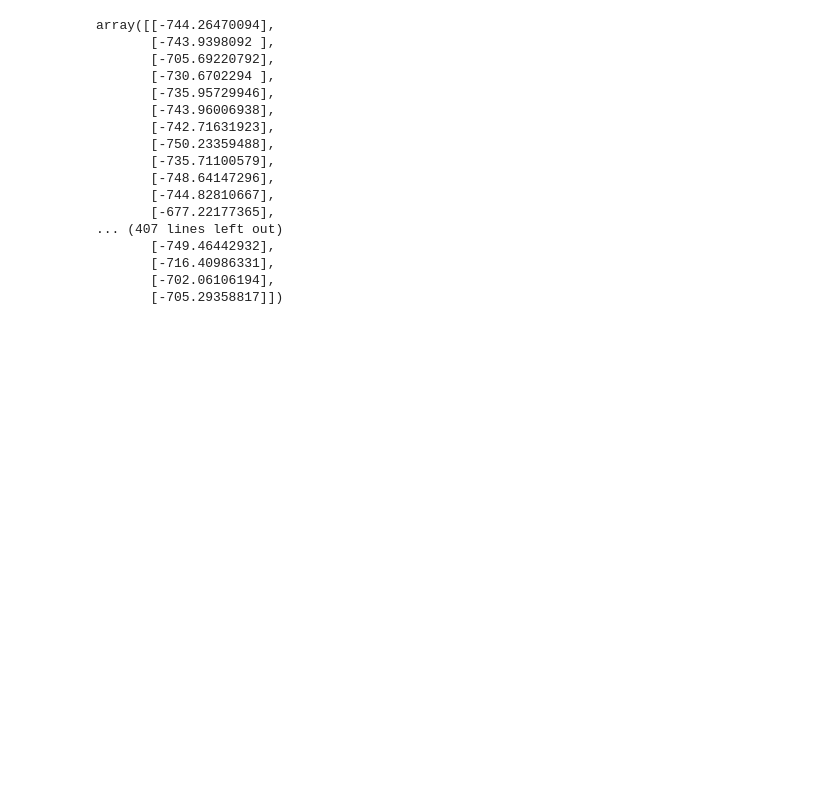
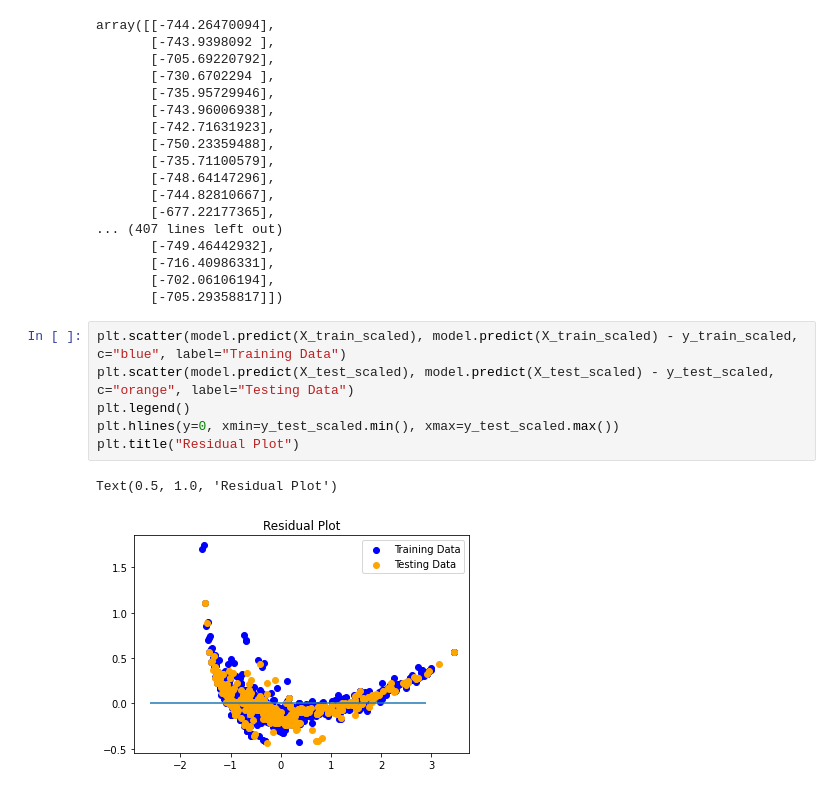
Before and after one commit to LiteshSamji/Cyclone-Australia, a Jupyter notebook: cyclone_model_linreg.ipynb, the cells around one changed output. Saved outputs shown, nothing was run; the diff lists cells and outputs as text; blank space fills up the shorter version.

Commit message:
Linear Regretion scatter plot

```diff
--- a/cyclone_model_linreg.ipynb
+++ b/cyclone_model_linreg.ipynb
@@ -101,3 +101,12 @@ array([[-744.26470094],
        [-716.40986331],
        [-702.06106194],
        [-705.29358817]])
+# %%
+plt.scatter(model.predict(X_train_scaled), model.predict(X_train_scaled) - y_train_scaled, c="blue", label="Training Data")
+plt.scatter(model.predict(X_test_scaled), model.predict(X_test_scaled) - y_test_scaled, c="orange", label="Testing Data")
+plt.legend()
+plt.hlines(y=0, xmin=y_test_scaled.min(), xmax=y_test_scaled.max())
+plt.title("Residual Plot")
+# %% [output]
+Text(0.5, 1.0, 'Residual Plot')
+[figure, added]
```
Also changed, not shown: parts of 1 cell of this notebook.
